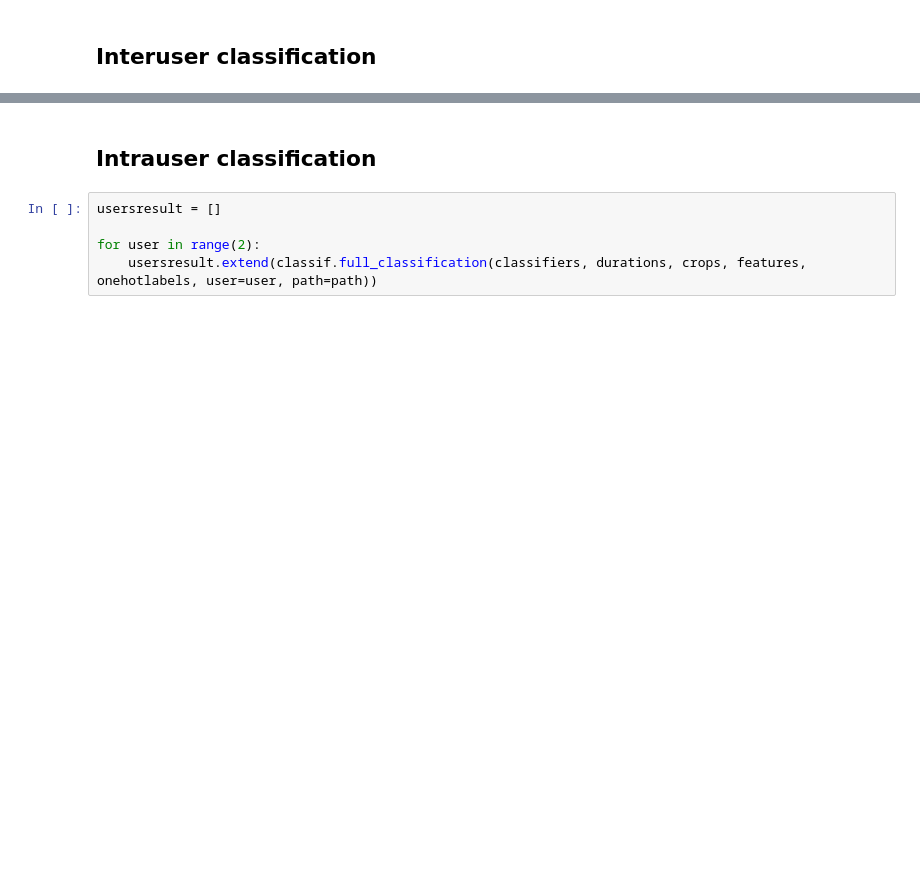
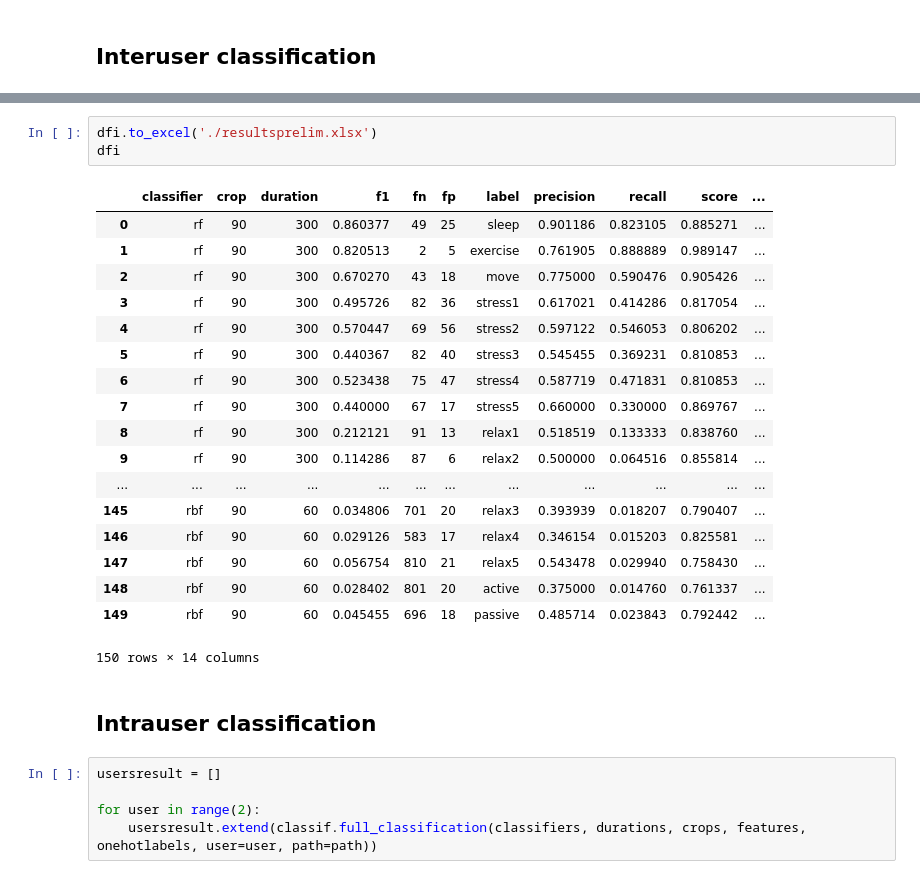
Before and after one commit to jucc/HeRV_analysis, a Jupyter notebook: pipeline/class_encoded.ipynb, the cells around one changed output, grey strips where cells are left out. Cells and saved outputs as stored; diff of their text form; blank space fills up the shorter version.

```diff
--- a/pipeline/class_encoded.ipynb
+++ b/pipeline/class_encoded.ipynb
@@ -48,3 +65,25 @@ dfi.describe()
+# %%
+dfi.to_excel('./resultsprelim.xlsx')
+dfi
+# %% [output]
+|  | classifier | crop | duration | f1 | fn | fp | label | precision | recall | score | ... |
+| 0 | rf | 90 | 300 | 0.860377 | 49 | 25 | sleep | 0.901186 | 0.823105 | 0.885271 | ... |
+| 1 | rf | 90 | 300 | 0.820513 | 2 | 5 | exercise | 0.761905 | 0.888889 | 0.989147 | ... |
+| 2 | rf | 90 | 300 | 0.670270 | 43 | 18 | move | 0.775000 | 0.590476 | 0.905426 | ... |
+| 3 | rf | 90 | 300 | 0.495726 | 82 | 36 | stress1 | 0.617021 | 0.414286 | 0.817054 | ... |
+| 4 | rf | 90 | 300 | 0.570447 | 69 | 56 | stress2 | 0.597122 | 0.546053 | 0.806202 | ... |
+| 5 | rf | 90 | 300 | 0.440367 | 82 | 40 | stress3 | 0.545455 | 0.369231 | 0.810853 | ... |
+| 6 | rf | 90 | 300 | 0.523438 | 75 | 47 | stress4 | 0.587719 | 0.471831 | 0.810853 | ... |
+| 7 | rf | 90 | 300 | 0.440000 | 67 | 17 | stress5 | 0.660000 | 0.330000 | 0.869767 | ... |
+| 8 | rf | 90 | 300 | 0.212121 | 91 | 13 | relax1 | 0.518519 | 0.133333 | 0.838760 | ... |
+| 9 | rf | 90 | 300 | 0.114286 | 87 | 6 | relax2 | 0.500000 | 0.064516 | 0.855814 | ... |
+| ... | ... | ... | ... | ... | ... | ... | ... | ... | ... | ... | ... |
+| 145 | rbf | 90 | 60 | 0.034806 | 701 | 20 | relax3 | 0.393939 | 0.018207 | 0.790407 | ... |
+| 146 | rbf | 90 | 60 | 0.029126 | 583 | 17 | relax4 | 0.346154 | 0.015203 | 0.825581 | ... |
+| 147 | rbf | 90 | 60 | 0.056754 | 810 | 21 | relax5 | 0.543478 | 0.029940 | 0.758430 | ... |
+| 148 | rbf | 90 | 60 | 0.028402 | 801 | 20 | active | 0.375000 | 0.014760 | 0.761337 | ... |
+| 149 | rbf | 90 | 60 | 0.045455 | 696 | 18 | passive | 0.485714 | 0.023843 | 0.792442 | ... |
+150 rows × 14 columns
 # %% [markdown]
 ## Intrauser classification
 # %%
```
Also changed, not shown: parts of 7 cells of this notebook, 5 other files.
